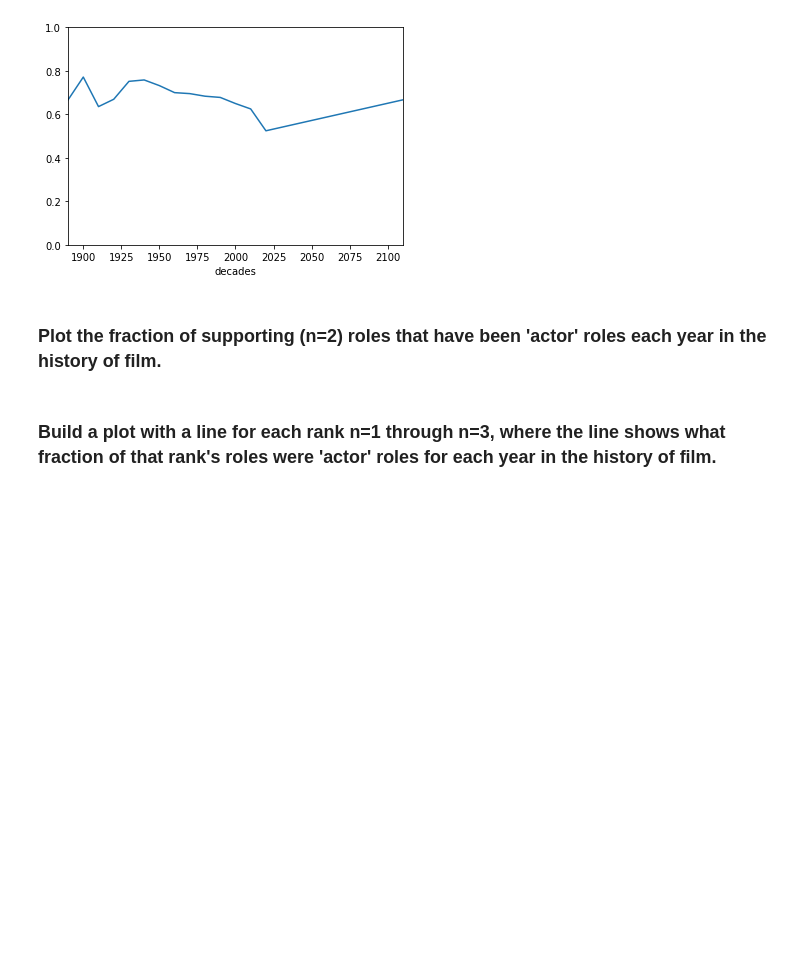
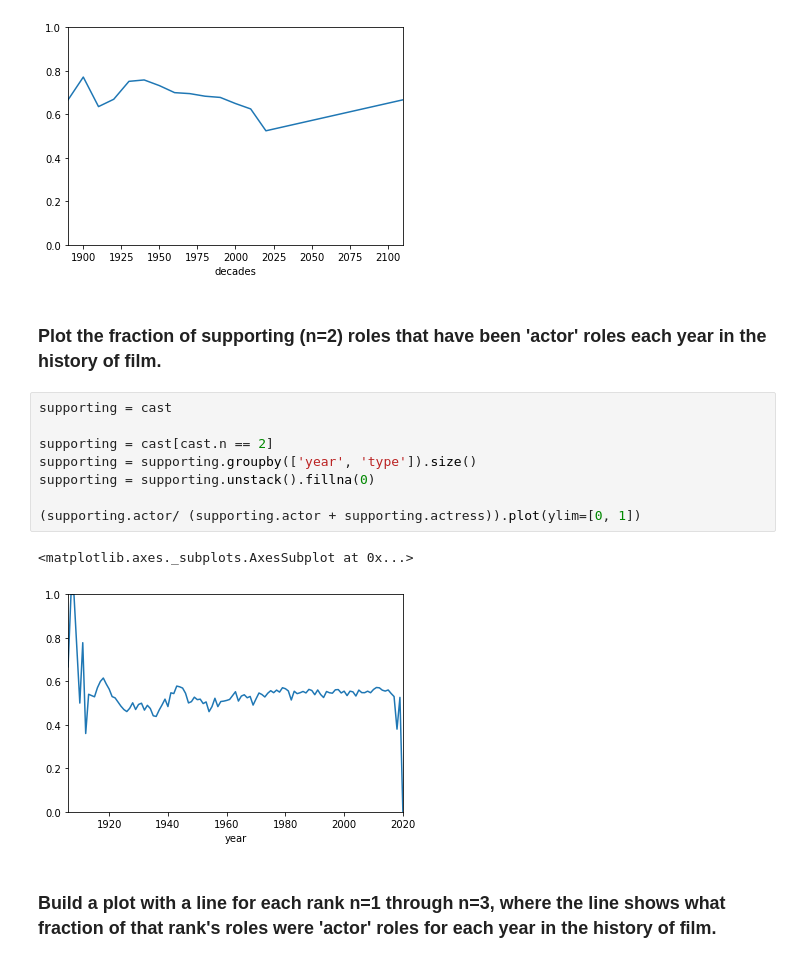
Before and after one commit to tansudasli/analytics-sandbox, a Jupyter notebook: pandas/Exercises-4.ipynb, the cells around one changed output. Cells and saved outputs as stored; diff of their text form; blank space fills up the shorter version.

Commit message:
unstack query update for n series

```diff
--- a/pandas/Exercises-4.ipynb
+++ b/pandas/Exercises-4.ipynb
@@ -132,5 +132,16 @@ fraction.plot(ylim=[0,1])
 [figure]
 # %% [markdown]
 ### Plot the fraction of supporting (n=2) roles that have been 'actor' roles each year in the history of film.
+# %%
+supporting = cast
+
+supporting = cast[cast.n == 2]
+supporting = supporting.groupby(['year', 'type']).size()
+supporting = supporting.unstack().fillna(0)
+
+(supporting.actor/ (supporting.actor + supporting.actress)).plot(ylim=[0, 1])
+# %% [output]
+<matplotlib.axes._subplots.AxesSubplot at 0x...>
+[figure, added]
 # %% [markdown]
 ### Build a plot with a line for each rank n=1 through n=3, where the line shows what fraction of that rank's roles were 'actor' roles for each year in the history of film.
```
Also changed, not shown: parts of 4 cells of this notebook.
